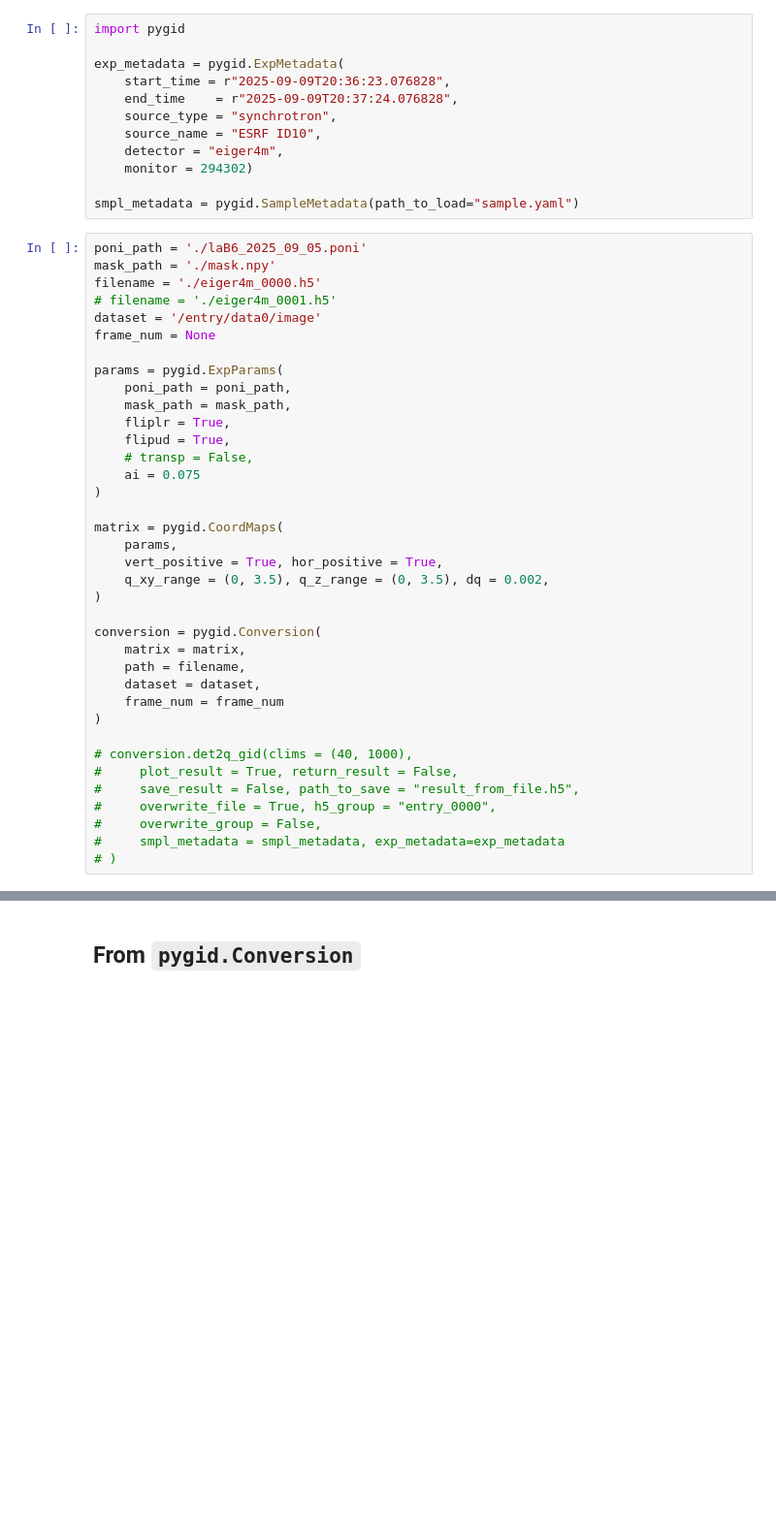
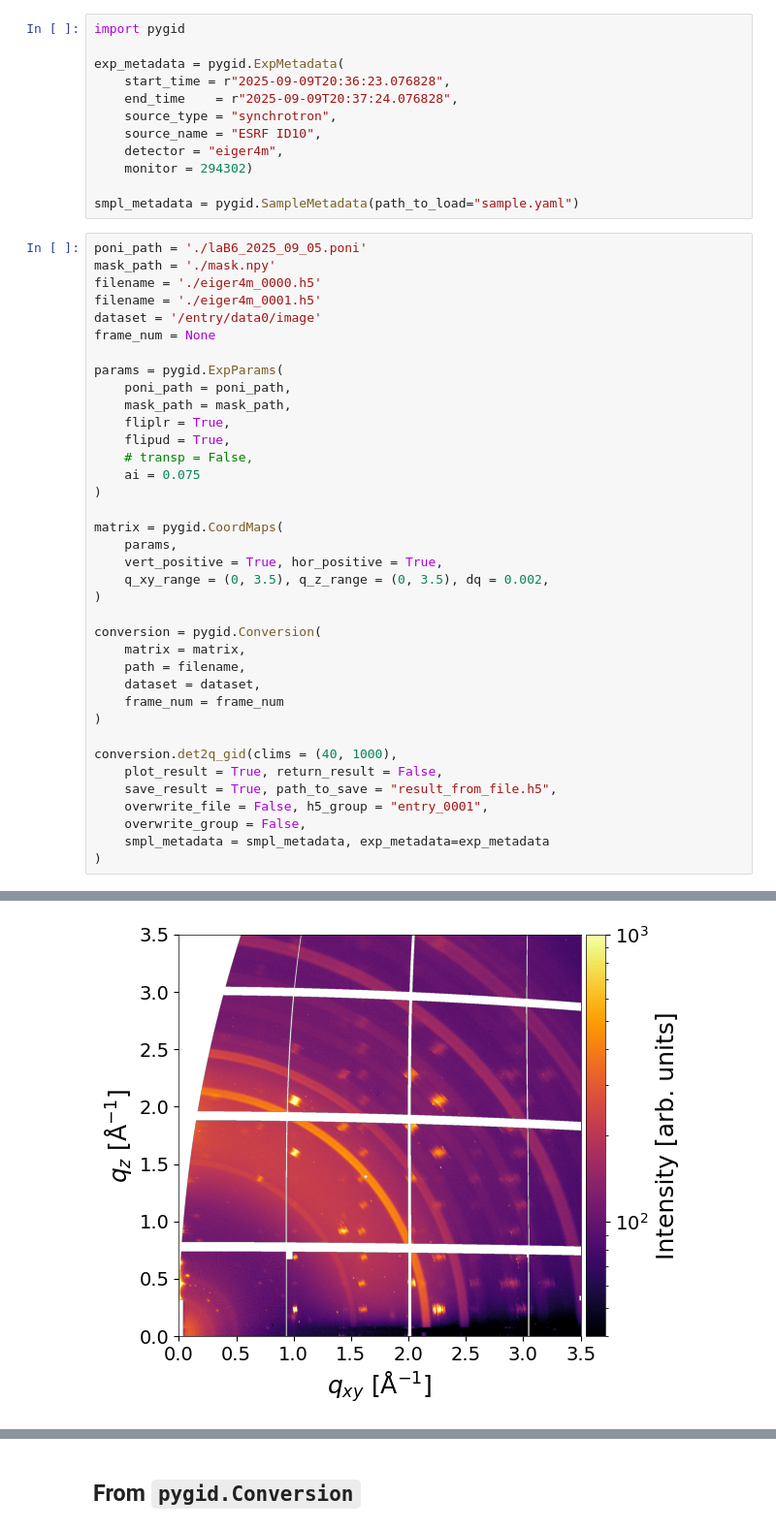
Before and after one commit to mlgid-project/mlgidBASE, a Jupyter notebook: example/mlgidbase_example.ipynb, the cells around one changed output, grey strips where cells are left out. Shown at 97% size. Drawn from its saved outputs; the diff is of its cells as text; blank space fills up the shorter version.

```diff
--- a/example/mlgidbase_example.ipynb
+++ b/example/mlgidbase_example.ipynb
@@ -16,7 +16,7 @@ smpl_metadata = pygid.SampleMetadata(path_to_load="sample.yaml")
 poni_path = './laB6_2025_09_05.poni'
 mask_path = './mask.npy'
 filename = './eiger4m_0000.h5'
-# filename = './eiger4m_0001.h5'
+filename = './eiger4m_0001.h5'
 dataset = '/entry/data0/image'
 frame_num = None
 
@@ -42,10 +42,11 @@ conversion = pygid.Conversion(
     frame_num = frame_num
 )
 
-# conversion.det2q_gid(clims = (40, 1000),
-#     plot_result = True, return_result = False,
-#     save_result = False, path_to_save = "result_from_file.h5",
-#     overwrite_file = True, h5_group = "entry_0000",
-#     overwrite_group = False,
-#     smpl_metadata = smpl_metadata, exp_metadata=exp_metadata
-# )
+conversion.det2q_gid(clims = (40, 1000),
+    plot_result = True, return_result = False,
+    save_result = True, path_to_save = "result_from_file.h5",
+    overwrite_file = False, h5_group = "entry_0001",
+    overwrite_group = False,
+    smpl_metadata = smpl_metadata, exp_metadata=exp_metadata
+)
+# %% [output]
@@ -51,0 +54 @@ conversion = pygid.Conversion(
+[figure, added]
```
Also changed, not shown: parts of 22 cells of this notebook, 10 other files.
